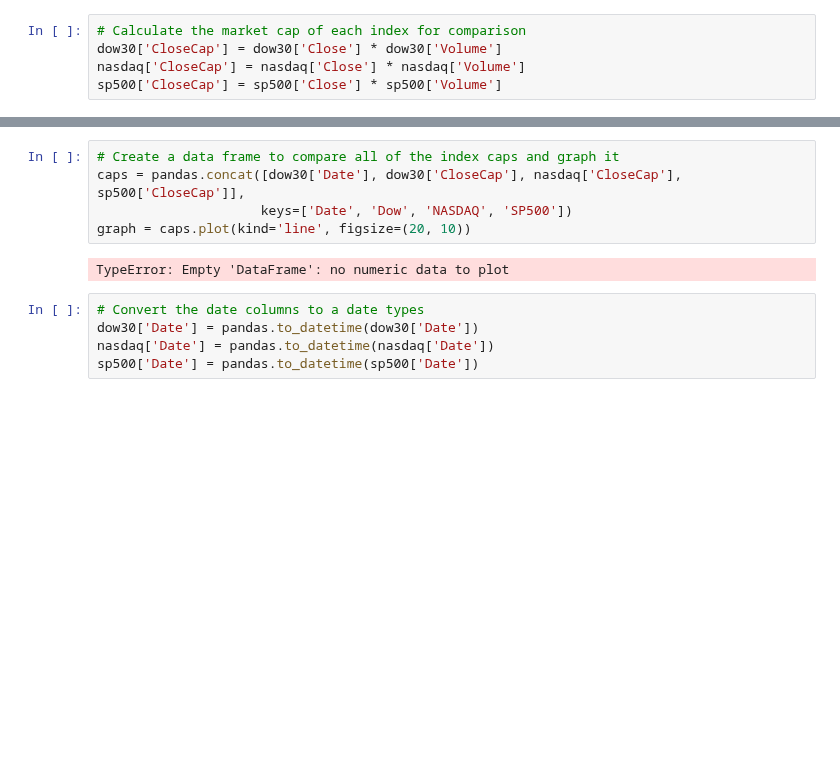
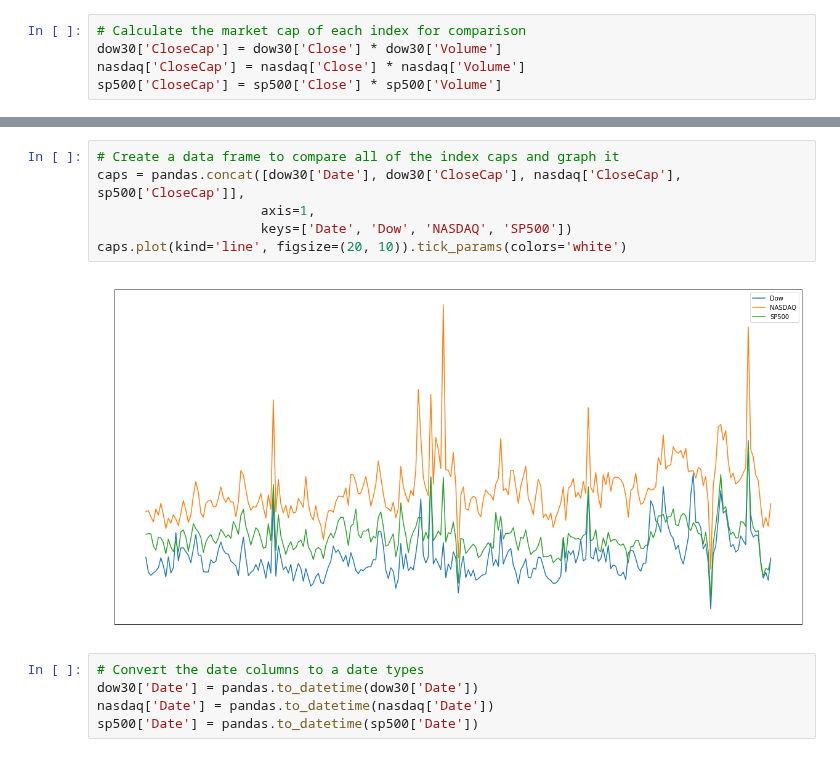
Before and after one commit to chris-gomes/MediaStockSentiment, a Jupyter notebook: StockIndexAnalysis.ipynb, the cells around one changed output, grey strips where cells are left out. Cells and saved outputs as stored; diff of their text form; blank space fills up the shorter version.

```diff
--- a/StockIndexAnalysis.ipynb
+++ b/StockIndexAnalysis.ipynb
@@ -22,10 +23,11 @@ TypeError: Empty 'DataFrame': no numeric data to plot
 # %%
 # Create a data frame to compare all of the index caps and graph it
 caps = pandas.concat([dow30['Date'], dow30['CloseCap'], nasdaq['CloseCap'], sp500['CloseCap']],
+                     axis=1,
                      keys=['Date', 'Dow', 'NASDAQ', 'SP500'])
-graph = caps.plot(kind='line', figsize=(20, 10))
+caps.plot(kind='line', figsize=(20, 10)).tick_params(colors='white')
 # %% [output]
-TypeError: Empty 'DataFrame': no numeric data to plot
+[figure, added]
 # %%
 # Convert the date columns to a date types
 dow30['Date'] = pandas.to_datetime(dow30['Date'])
```
Also changed, not shown: parts of 3 cells of this notebook.
